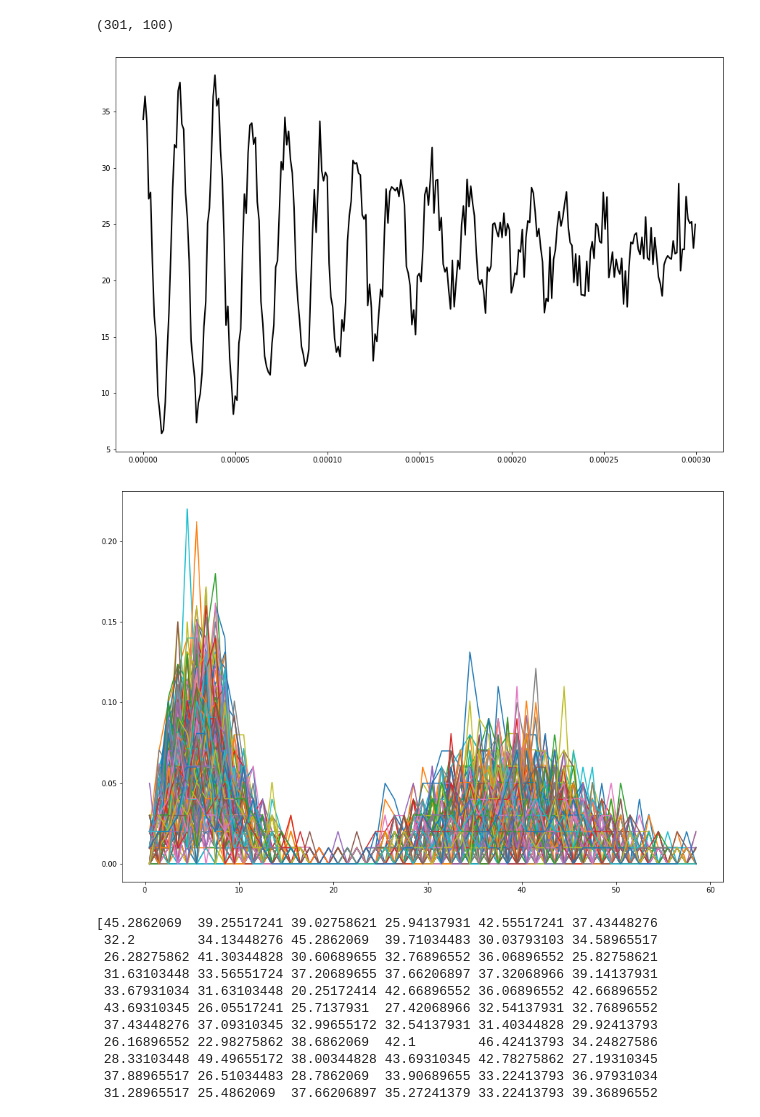
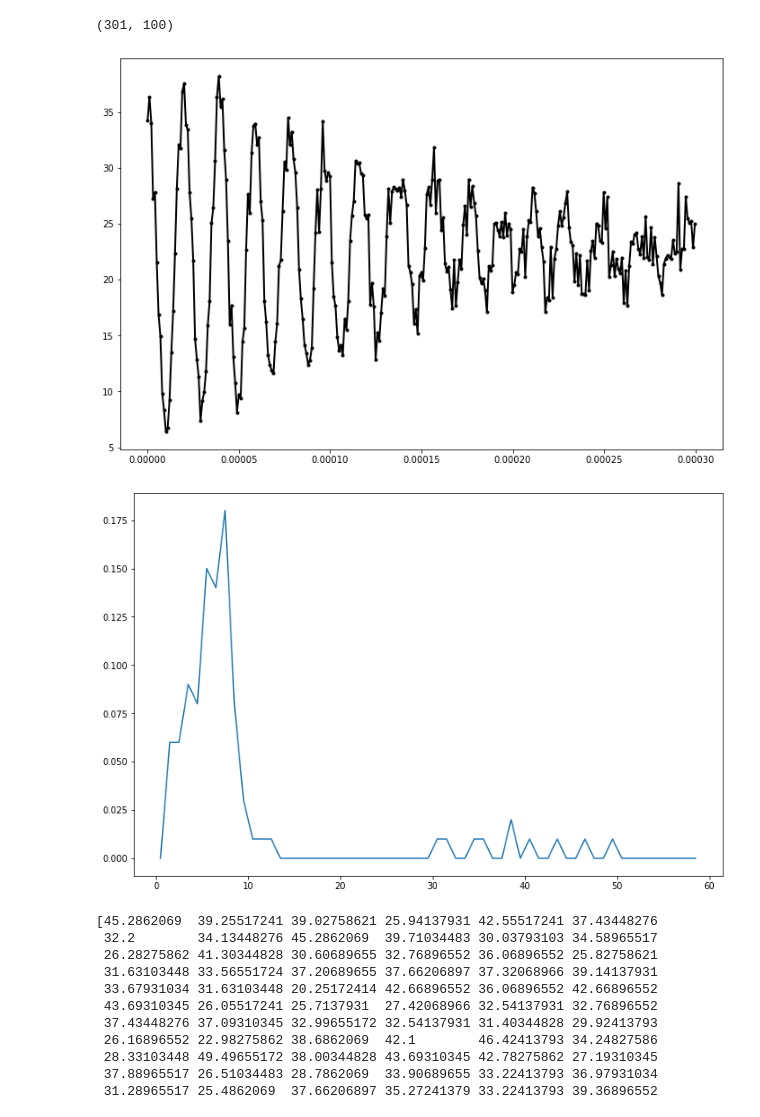
Before and after one commit to tdinapoli/labo-4, a Jupyter notebook: practica_especial/Rabi_osc_dina.ipynb, the cells around one changed output. Drawn from its saved outputs; the diff is of its cells as text; code cells hidden in the pictures.

```diff
--- a/practica_especial/Rabi_osc_dina.ipynb
+++ b/practica_especial/Rabi_osc_dina.ipynb
@@ -18,22 +18,25 @@ offset = 105.75757575757576
 
 promedios = np.mean(data, axis=1)
 
-fig, ax = plt.subplots(1, figsize=(15,10))
-ax.plot(t, (promedios-offset)/escala, "k", linewidth=2)
+fig, ax = plt.subplots(1, figsize=(12,8))
+ax.plot(t, (promedios-offset)/escala, ".-k", linewidth=2)
 plt.show()
 # %% [output]
-[figure, old version]
+[figure, new version]
 # %%
-plt.figure(figsize=(15,10))
+plt.figure(figsize=(12,8))
 for index, fila in enumerate(data):
     fila = (fila - offset)/escala
 
     hist, bin_edges = np.histogram(fila, bins=np.arange(0,60,1,dtype=int), density=True)
     x = bin_edges[:-1]+0.5
 
-    plt.plot(x, hist, '-')
+
+    if index == 12:
+        plt.plot(x, hist, '-')
+        break
 # %% [output]
-[figure, old version]
+[figure, new version]
 # %%
 print((data[0,:] - offset)/escala)
 
```
Also changed, not shown: parts of 7 cells of this notebook, 1 other file.
